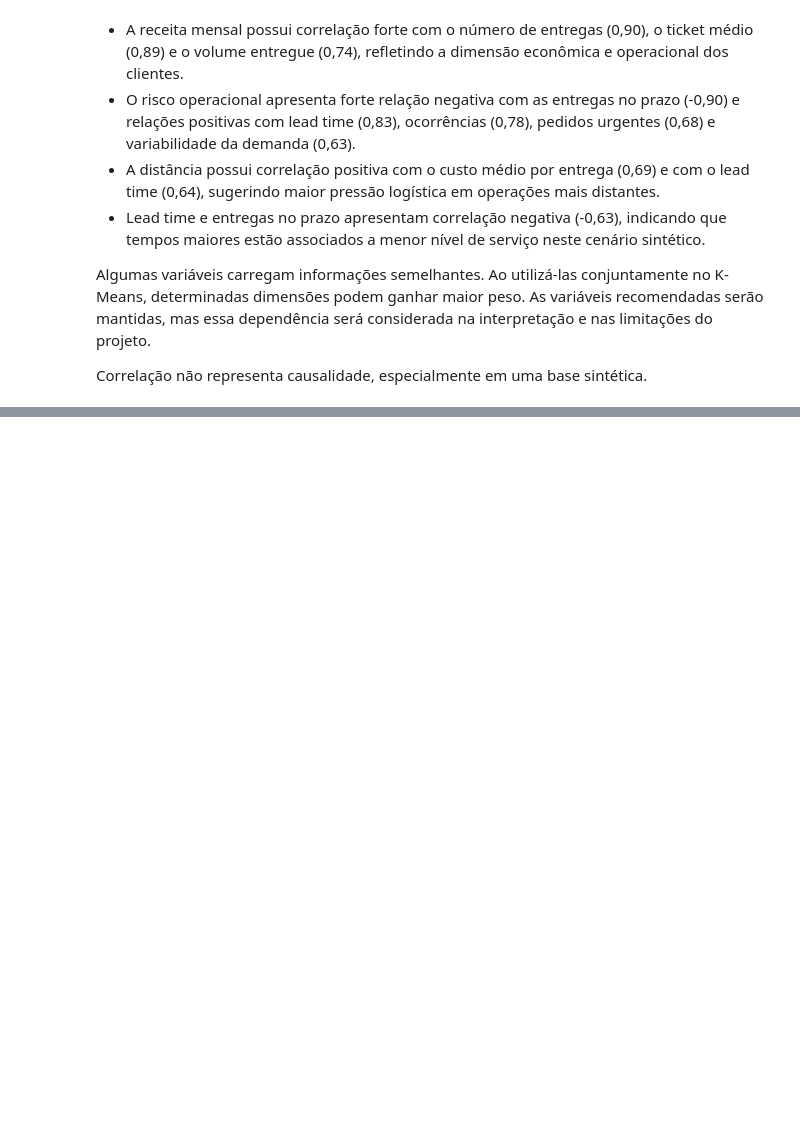
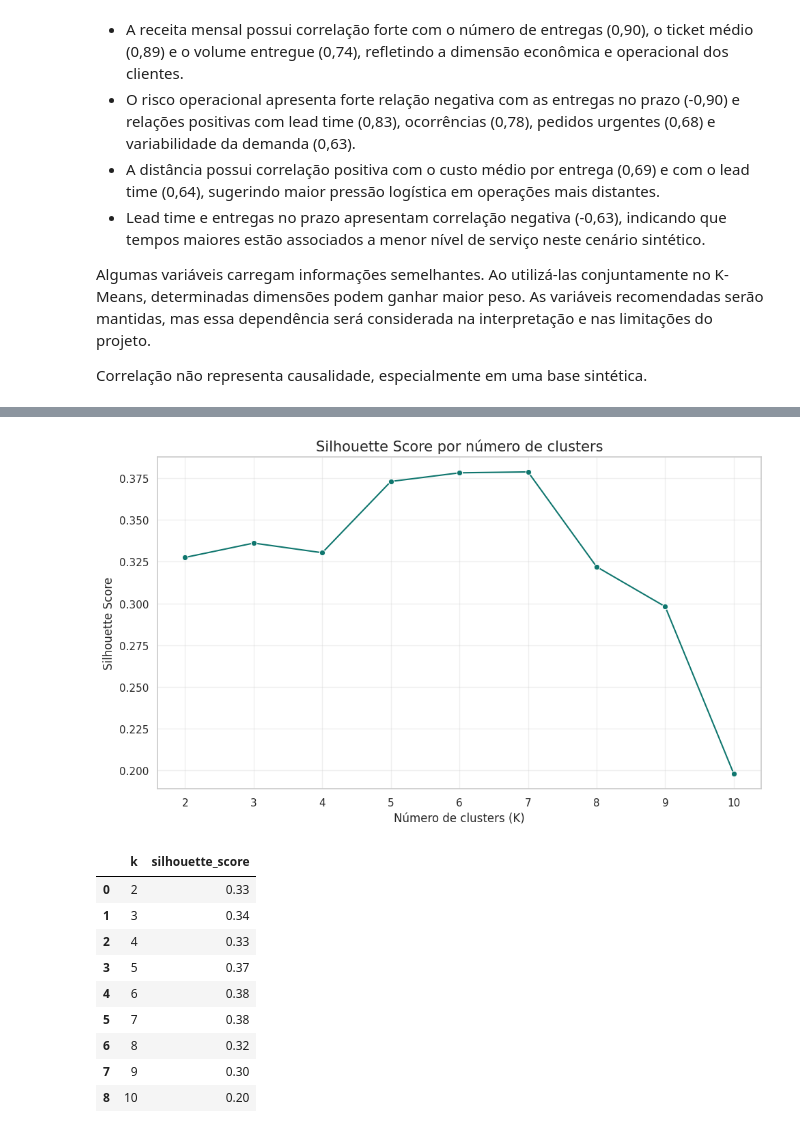
Before and after one commit to thedrads/supply-chain-clustering-anomaly-ai, a Jupyter notebook: notebooks/supply_chain_clustering_anomaly_ai.ipynb, the cells around one changed output, grey strips where cells are left out. Drawn from its saved outputs; the diff is of its cells as text; code cells hidden in the pictures; blank space fills up the shorter version.

```diff
--- a/notebooks/supply_chain_clustering_anomaly_ai.ipynb
+++ b/notebooks/supply_chain_clustering_anomaly_ai.ipynb
@@ -418,0 +586,59 @@ Correlação não representa causalidade, especialmente em uma base sintética.
+# %%
+# Define os valores de K avaliados pelo Silhouette Score.
+valores_k_silhouette = range(2, 11)
+silhouette_scores = []
+
+# Calcula o Silhouette Score para cada agrupamento.
+for k in valores_k_silhouette:
+    modelo_kmeans = KMeans(
+        n_clusters=k,
+        random_state=random_state,
+        n_init=20,
+    )
+    rotulos = modelo_kmeans.fit_predict(features_padronizadas_df)
+
+    score = silhouette_score(
+        features_padronizadas_df,
+        rotulos,
+    )
+    silhouette_scores.append(score)
+
+# Organiza os resultados da avaliação.
+resultados_silhouette_df = pd.DataFrame(
+    {
+        "k": list(valores_k_silhouette),
+        "silhouette_score": silhouette_scores,
+    }
+)
+
+# Cria o gráfico comparativo.
+plt.figure(figsize=(10, 6))
+sns.lineplot(
+    data=resultados_silhouette_df,
+    x="k",
+    y="silhouette_score",
+    marker="o",
+    color="#0F766E",
+)
+plt.title("Silhouette Score por número de clusters", fontsize=15)
+plt.xlabel("Número de clusters (K)")
+plt.ylabel("Silhouette Score")
+plt.xticks(list(valores_k_silhouette))
+plt.grid(alpha=0.3)
+plt.tight_layout()
+plt.show()
+
+# Exibe os valores calculados.
+resultados_silhouette_df.round(4)
+# %% [output]
+[figure, added]
+|  | k | silhouette_score |
+| 0 | 2 | 0.33 |
+| 1 | 3 | 0.34 |
+| 2 | 4 | 0.33 |
+| 3 | 5 | 0.37 |
+| 4 | 6 | 0.38 |
+| 5 | 7 | 0.38 |
+| 6 | 8 | 0.32 |
+| 7 | 9 | 0.30 |
+| 8 | 10 | 0.20 |
```
Also changed, not shown: parts of 28 cells of this notebook.
